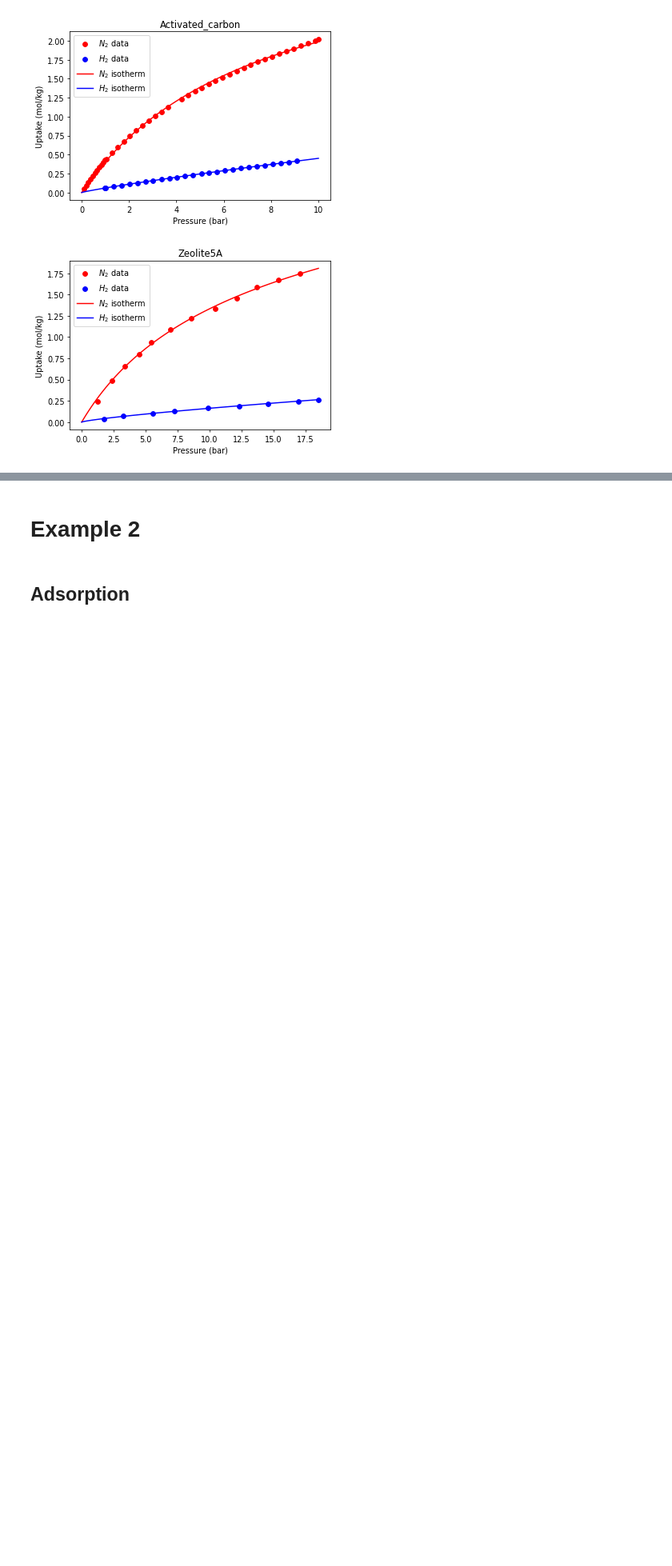
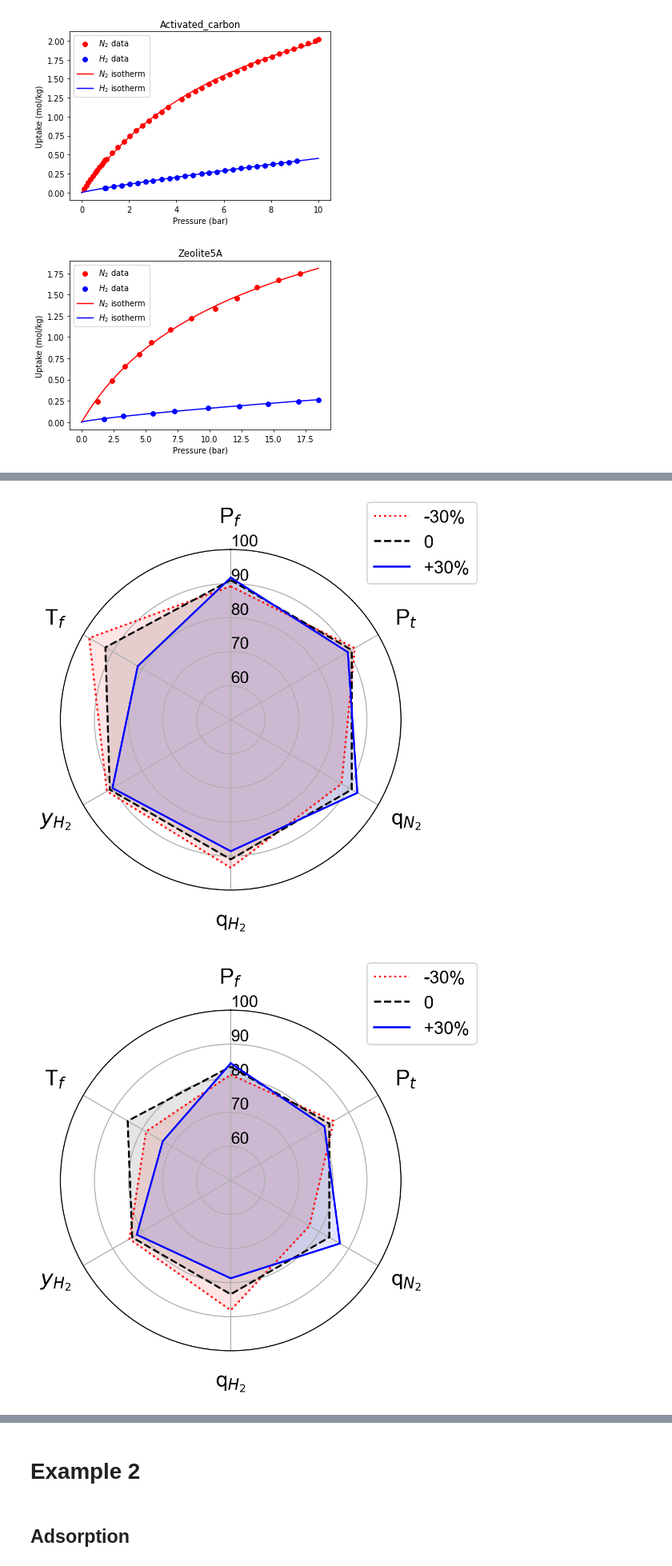
Before and after one commit to NahyeonAn/pyAPEP, a Jupyter notebook: Examples.ipynb, the cells around one changed output, grey strips where cells are left out. Shown at 80% size. Cells and saved outputs as stored; diff of their text form; code cells hidden in the pictures; blank space fills up the shorter version.

```diff
--- a/Examples.ipynb
+++ b/Examples.ipynb
@@ -121,0 +141,10 @@ for i in range(3):
+# %%
+iso_mix_list = []
+for i in range(3):
+    N2_iso_ = lambda P,T: iso_pure[i][0](P)
+    H2_iso_ = lambda P,T: iso_pure[i][1](P)
+
+    iso_mix = lambda P,T : isofit.IAST([N2_iso_, H2_iso_], P, T)
+
+    iso_mix_app = copy.deepcopy(iso_mix)
+    iso_mix_list.append(iso_mix_app)
@@ -121,0 +253,3 @@ for i in range(3):
+# %%
+Tf_sa = np.array(results).reshape(-1,3)
+Tf_sa
@@ -121,0 +264,52 @@ for i in range(3):
+# %%
+parameters = {'axes.labelsize': 17,
+              'xtick.labelsize': 16,
+              'ytick.labelsize': 16,
+          'axes.titlesize': 20}
+plt.rcParams.update(parameters)
+plt.rcParams['font.family'] = 'arial'
+# %%
+## 하나로 합치기
+labels = ['P$_f$','P$_t$','q$_{N_2}$','q$_{H_2}$','$y_{H_2}$','T$_f$']
+num_labels = len(labels)
+leg = ['-30%',0,0, '0', 0,0,'+30%']
+lines = [':',0,0,'--',0,0, '-']
+angles = [x/float(num_labels)*(2*np.pi) for x in range(num_labels)] ## 각 등분점
+angles += angles[:1] ## 시작점으로 다시 돌아와야하므로 시작점 추가
+
+# my_palette = plt.cm.get_cmap("gray", 7)
+my_palette = ['r',0,0, 'k', 0,0,'b']
+for i in range(len(sa_n30)):
+    fig = plt.figure(figsize=(5,5), dpi=200)
+    fig.set_facecolor('white')
+    ax = fig.add_subplot(polar=True)
+
+    for sa in range(0,7,3):
+        df = pd.DataFrame({'P_feed': Pf_sa[sa],
+                      'P_tail' :Pt_sa[sa],
+                      'q_N2': q_N2_sa[sa],
+                      'q_H2': q_H2_sa[sa],
+                      'y_feed': y_sa[sa],
+                      'T_feed': Tf_sa[sa]})
+        df.index= Adsorbent
+
+        data = list(df.iloc[i,:])#.drop('Character').tolist()
+        data += data[:1]
+
+        ax.set_theta_offset(np.pi / 2) ## 시작점
+        ax.set_theta_direction(-1) ## 그려지는 방향 시계방향
+
+        plt.xticks(angles[:-1], labels, fontsize=17) ## 각도 축 눈금 라벨
+        ax.tick_params(axis='x', which='major', pad=15) ## 각 축과 눈금 사이에 여백을 준다.
+        plt.yticks(fontsize=13)
+        plt.ylim(50,100)
+        ax.set_rlabel_position(0) ## 반지름 축 눈금 라벨 각도 설정(degree 단위)
+
+        ax.plot(angles, data, color = my_palette[sa], linewidth=1.5, label=leg[sa], linestyle=lines[sa]) ## 레이더 차트 출력
+        ax.fill(angles, data, color = my_palette[sa], alpha=0.1) ## 도형 안쪽에 색을 채워준다.
+    plt.legend(loc=(0.9,0.9), fontsize=14)
+    plt.tight_layout()
+    plt.show()
+# %% [output]
+[figure, added]
+[figure, added]
```
Also changed, not shown: parts of 10 cells of this notebook.
